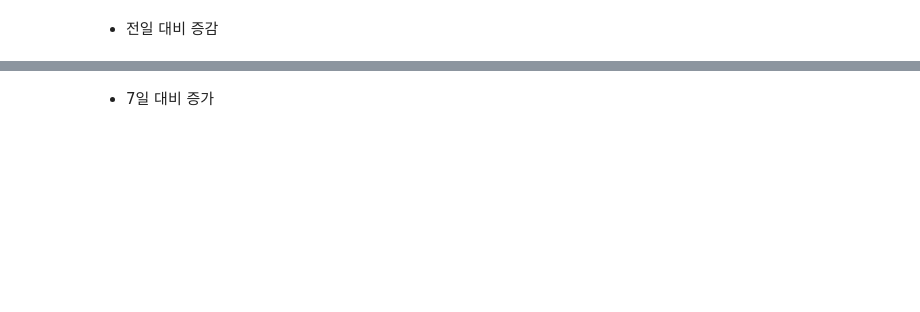
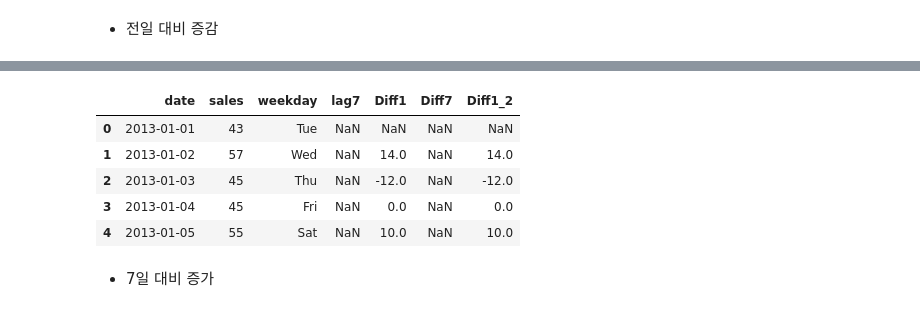
Before and after one commit to prefer100/ai_practice, a Jupyter notebook: 03_데이터_전처리_추가.ipynb, the cells around one changed output, grey strips where cells are left out. Saved outputs shown, nothing was run; the diff lists cells and outputs as text; code cells hidden in the pictures; blank space fills up the shorter version.

```diff
--- a/03_데이터_전처리_추가.ipynb
+++ b/03_데이터_전처리_추가.ipynb
@@ -286,3 +380,14 @@ data['Diff1'] = data['sales'].diff()
+# %%
+data['Diff1_2'] = data['sales'] - data['sales'].shift()
+
+data.head()
+# %% [output]
+|  | date | sales | weekday | lag7 | Diff1 | Diff7 | Diff1_2 |
+| 0 | 2013-01-01 | 43 | Tue | NaN | NaN | NaN | NaN |
+| 1 | 2013-01-02 | 57 | Wed | NaN | 14.0 | NaN | 14.0 |
+| 2 | 2013-01-03 | 45 | Thu | NaN | -12.0 | NaN | -12.0 |
+| 3 | 2013-01-04 | 45 | Fri | NaN | 0.0 | NaN | 0.0 |
+| 4 | 2013-01-05 | 55 | Sat | NaN | 10.0 | NaN | 10.0 |
 # %% [markdown]
 * 7일 대비 증가
 # %%
```
Also changed, not shown: parts of 11 cells of this notebook, 3 other files.
